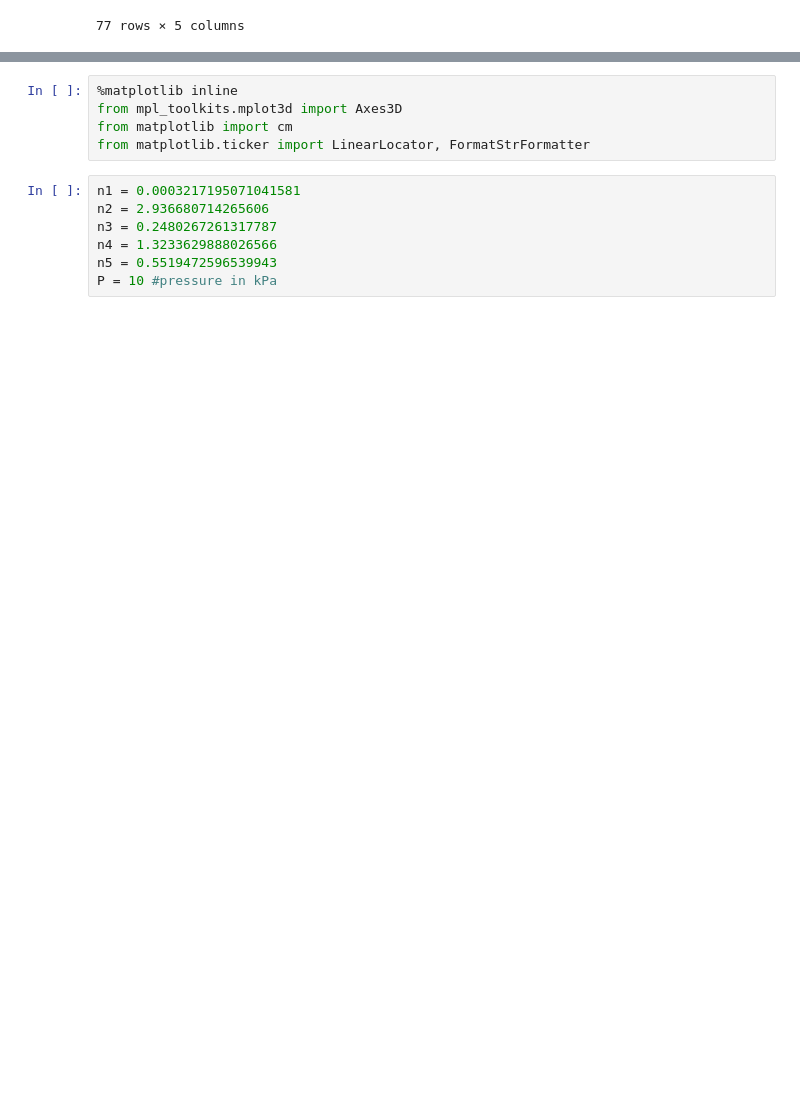
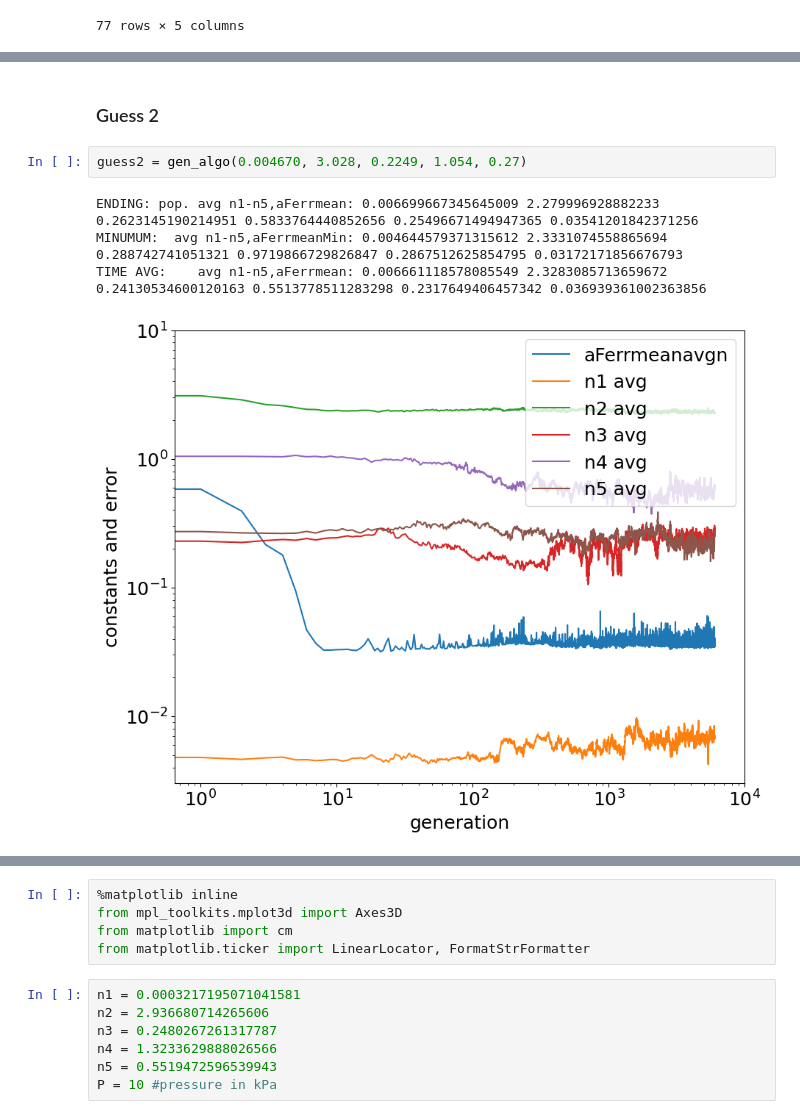
Before and after one commit to shawnkchan/ME249_P1, a Jupyter notebook: Projects/P1/Current/Task1.3.ipynb, the cells around one changed output, grey strips where cells are left out. Saved outputs shown, nothing was run; the diff lists cells and outputs as text; blank space fills up the shorter version.

```diff
--- a/Projects/P1/Current/Task1.3.ipynb
+++ b/Projects/P1/Current/Task1.3.ipynb
@@ -520,0 +541,9 @@ ydataDf
+# %% [markdown]
+### Guess 2
+# %%
+guess2 = gen_algo(0.004670, 3.028, 0.2249, 1.054, 0.27)
+# %% [output]
+ENDING: pop. avg n1-n5,aFerrmean: 0.006699667345645009 2.279996928882233 0.2623145190214951 0.5833764440852656 0.25496671494947365 0.03541201842371256
+MINUMUM:  avg n1-n5,aFerrmeanMin: 0.004644579371315612 2.3331074558865694 0.288742741051321 0.9719866729826847 0.2867512625854795 0.03172171856676793
+TIME AVG:    avg n1-n5,aFerrmean: 0.006661118578085549 2.3283085713659672 0.24130534600120163 0.5513778511283298 0.2317649406457342 0.036939361002363856
+[figure, added]
```
Also changed, not shown: parts of 13 cells of this notebook, 7 other files.
